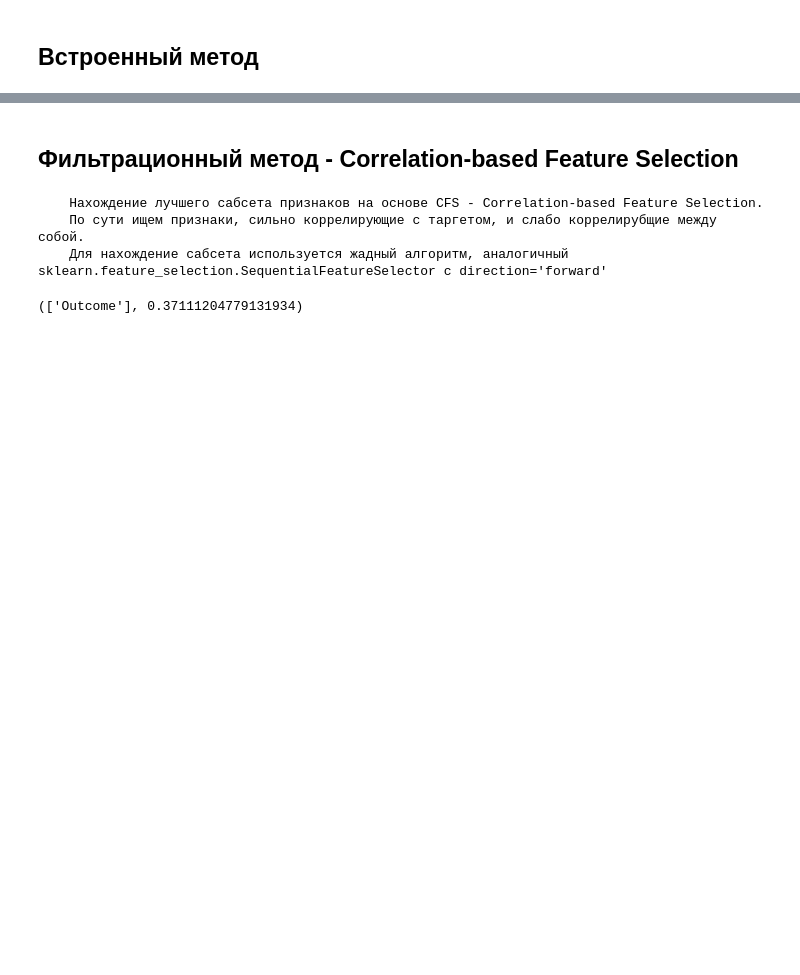
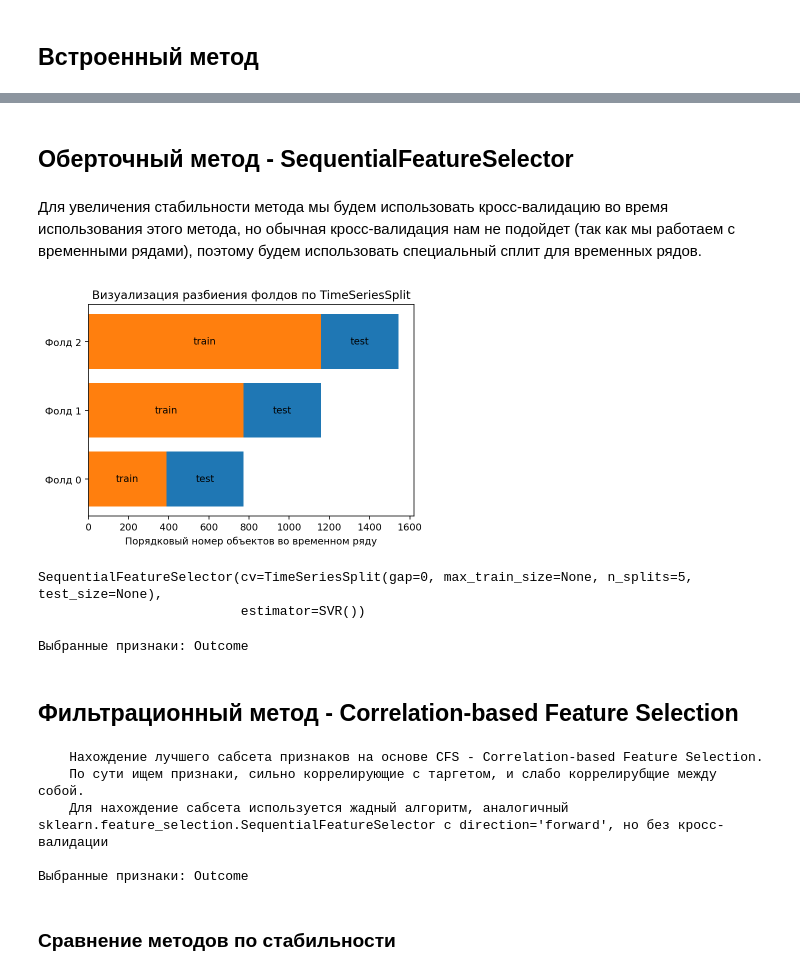
Before and after one commit to AndBoyS/hse-time-series-liquidity, a Jupyter notebook: notebooks/Feature-selection.ipynb, the cells around one changed output, grey strips where cells are left out. Saved outputs shown, nothing was run; the diff lists cells and outputs as text; code cells hidden in the pictures; blank space fills up the shorter version.

```diff
--- a/notebooks/Feature-selection.ipynb
+++ b/notebooks/Feature-selection.ipynb
@@ -24,12 +53,52 @@ target = 'Balance'
+# %% [markdown]
+## Оберточный метод - SequentialFeatureSelector
+# %% [markdown]
+Для увеличения стабильности метода мы будем использовать кросс-валидацию во время использования этого метода, но обычная кросс-валидация нам не подойдет (так как мы работаем с временными рядами), поэтому будем использовать специальный сплит для временных рядов.
+# %%
+from sklearn.model_selection import TimeSeriesSplit
+
+tscv = TimeSeriesSplit(n_splits=3)
+for i, (train, test) in enumerate(tscv.split(data)):
+    bar = plt.barh(f'Фолд {i}', train.shape[0], color='tab:orange')
+    plt.bar_label(bar, labels=['train'], label_type='center')
+
+    bar = plt.barh(f'Фолд {i}', test.shape[0], left=train.shape[0], color='tab:blue')
+    plt.bar_label(bar, labels=['test'], label_type='center')
+
+plt.title('Визуализация разбиения фолдов по TimeSeriesSplit')
+plt.xlabel('Порядковый номер объектов во временном ряду');
+# %% [output]
+[figure, added]
+# %%
+from sklearn.feature_selection import SequentialFeatureSelector
+from sklearn.svm import SVR
+
+model = SVR()
+n_splits = 5
+sfs = SequentialFeatureSelector(model, cv=TimeSeriesSplit(n_splits))
+sfs.fit(X, y)
+# %% [output]
+SequentialFeatureSelector(cv=TimeSeriesSplit(gap=0, max_train_size=None, n_splits=5, test_size=None),
+                          estimator=SVR())
+# %%
+selected_features_mask = sfs.get_support()
+selected_features = X.columns[selected_features_mask]
+print(f'Выбранные признаки: {", ".join(selected_features)}')
+# %% [output]
+Выбранные признаки: Outcome
 # %% [markdown]
 ## Фильтрационный метод - Correlation-based Feature Selection
 # %%
 from tslib.feature_selection import get_best_cfs_features
 
 print(get_best_cfs_features.__doc__)
-get_best_cfs_features(data, features, target)
+selected_features, _ = get_best_cfs_features(data, features, target)
+print(f'Выбранные признаки: {", ".join(selected_features)}')
 # %% [output]
     Нахождение лучшего сабсета признаков на основе CFS - Correlation-based Feature Selection.
     По сути ищем признаки, сильно коррелирующие с таргетом, и слабо коррелирубщие между собой.
-    Для нахождение сабсета используется жадный алгоритм, аналогичный sklearn.feature_selection.SequentialFeatureSelector с direction='forward'
+    Для нахождение сабсета используется жадный алгоритм, аналогичный sklearn.feature_selection.SequentialFeatureSelector с direction='forward', но без кросс-валидации
+
+Выбранные признаки: Outcome
-(['Outcome'], 0.37111204779131934)
+# %% [markdown]
+### Сравнение методов по стабильности
```
Also changed, not shown: parts of 5 cells of this notebook, 2 other files.
